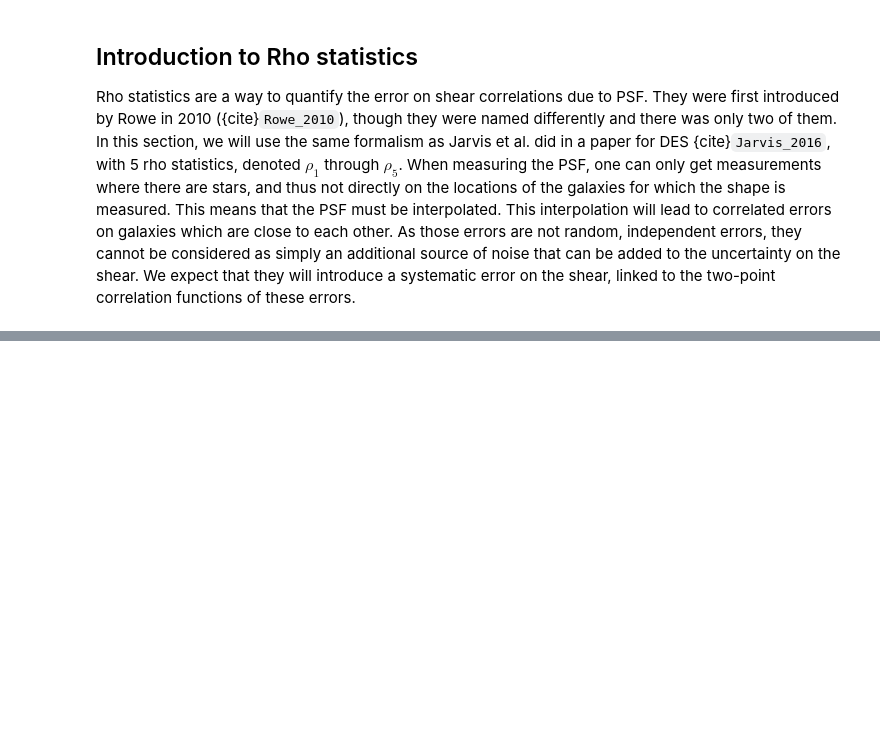
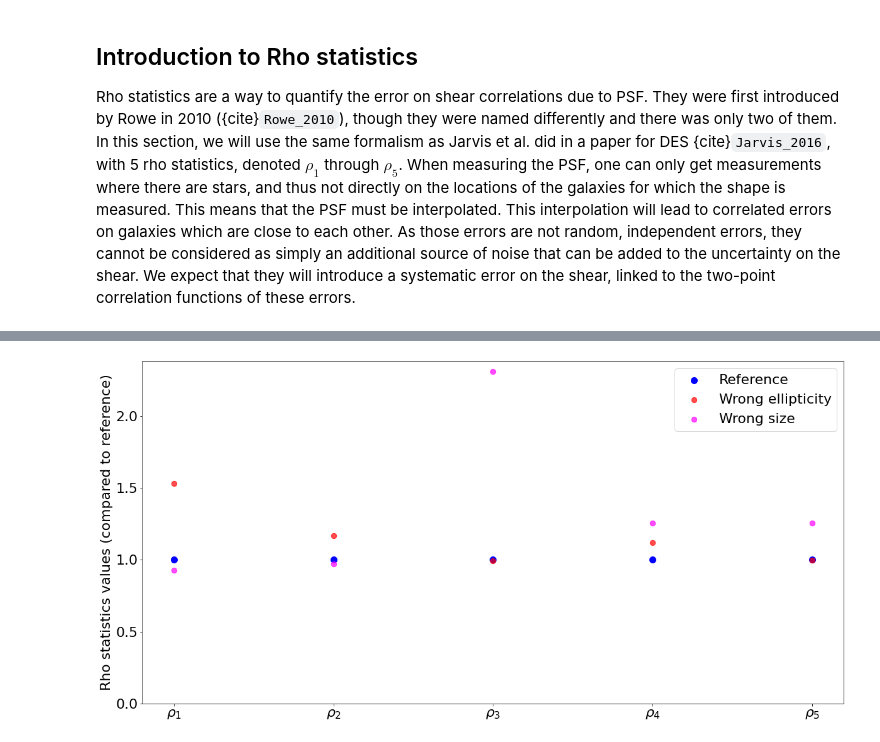
Before and after one commit to CosmoStat/Shear-and-PSF-Reading-Group, a Jupyter notebook: shearbook/psf/rho-statistics.ipynb, the cells around one changed output, grey strips where cells are left out. Saved outputs shown, nothing was run; the diff lists cells and outputs as text; code cells hidden in the pictures; blank space fills up the shorter version.

```diff
--- a/shearbook/psf/rho-statistics.ipynb
+++ b/shearbook/psf/rho-statistics.ipynb
@@ -242,0 +216,10 @@ plt.show()
+# %%
+sigma = 1.6
+g1 = 0.2
+g2 = -0
+du = 0.  # in arcsec
+dv = 0.
+flux = 123.45
+high_ellipticity_rho_stats = compute_rho_stats_mean(sigma,g1,g2,du,dv,flux,plot=False)
+print(high_ellipticity_rho_stats)
+print([high_ellipticity_rho_stats[i]/ref_rho_stats[i] for i in range(5)])
@@ -242,0 +228,10 @@ plt.show()
+# %%
+sigma = 1.9
+g1 = 0.15
+g2 = -0
+du = 0.  # in arcsec
+dv = 0.
+flux = 123.45
+high_size_rho_stats = compute_rho_stats_mean(sigma,g1,g2,du,dv,flux,plot=False)
+print(high_size_rho_stats)
+print([high_size_rho_stats[i]/ref_rho_stats[i] for i in range(5)])
@@ -243,3 +270,15 @@ plt.show()
+# %%
+x = [r"$\rho_1$",r"$\rho_2$",r"$\rho_3$",r"$\rho_4$",r"$\rho_5$"]
+plt.figure(figsize=(20,10))
+plt.scatter(x,[1.0 for i in range(5)],marker="o",s=100,color="blue",label="Reference")
+plt.scatter(x,[high_ellipticity_rho_stats[i]/ref_rho_stats[i] for i in range(5)],marker="o",s=70,color="red",label="Wrong ellipticity",alpha=0.7)
+plt.scatter(x,[high_size_rho_stats[i]/ref_rho_stats[i] for i in range(5)],marker="o",s=70,color="magenta",label="Wrong size",alpha=0.7)
+plt.ylabel("Rho statistics values (compared to reference)")
+plt.ylim(0)
+plt.legend()
+plt.show()
+# %% [output]
+[figure, added]
 # %%
 sigma = 1.3
 g1 = 0.15
```
Also changed, not shown: parts of 13 cells of this notebook.
